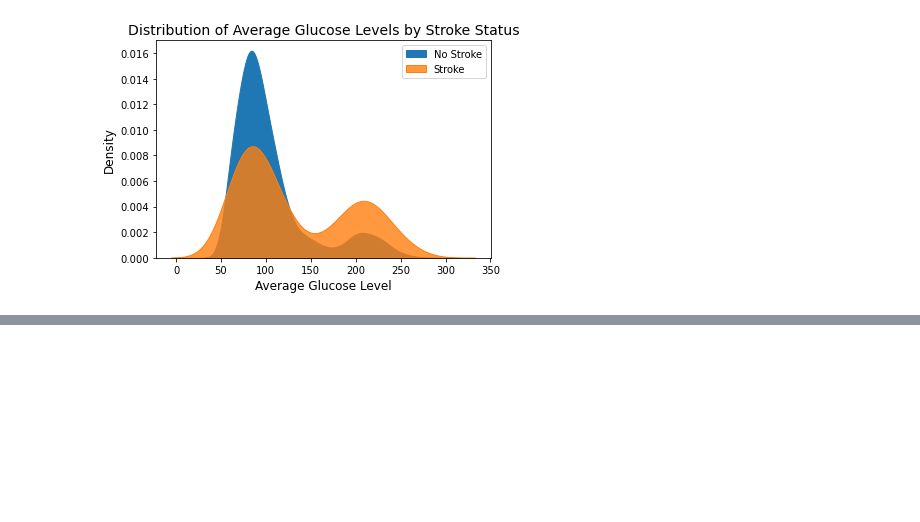
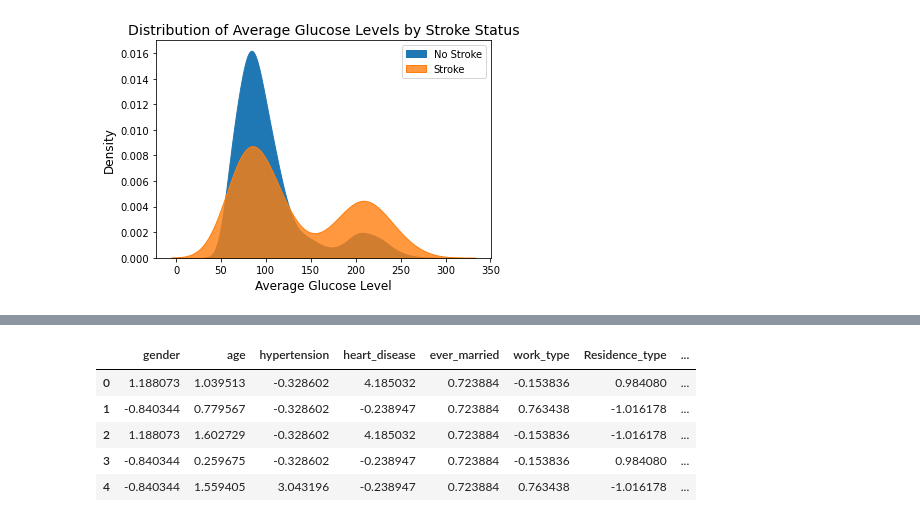
Before and after one commit to MaSOouD69/Capstone-Repo-Bootcamp-Project, a Jupyter notebook: capstone_Masoud_Arefi.ipynb, the cells around one changed output, grey strips where cells are left out. Saved outputs shown, nothing was run; the diff lists cells and outputs as text; code cells hidden in the pictures; blank space fills up the shorter version.

```diff
--- a/capstone_Masoud_Arefi.ipynb
+++ b/capstone_Masoud_Arefi.ipynb
@@ -471,0 +526,9 @@ plt.show()
+# %%
+df_copy.head()
+# %% [output]
+|  | gender | age | hypertension | heart_disease | ever_married | work_type | Residence_type | ... |
+| 0 | 1.188073 | 1.039513 | -0.328602 | 4.185032 | 0.723884 | -0.153836 | 0.984080 | ... |
+| 1 | -0.840344 | 0.779567 | -0.328602 | -0.238947 | 0.723884 | 0.763438 | -1.016178 | ... |
+| 2 | 1.188073 | 1.602729 | -0.328602 | 4.185032 | 0.723884 | -0.153836 | -1.016178 | ... |
+| 3 | -0.840344 | 0.259675 | -0.328602 | -0.238947 | 0.723884 | -0.153836 | 0.984080 | ... |
+| 4 | -0.840344 | 1.559405 | 3.043196 | -0.238947 | 0.723884 | 0.763438 | -1.016178 | ... |
```
Also changed, not shown: parts of 24 cells of this notebook.
